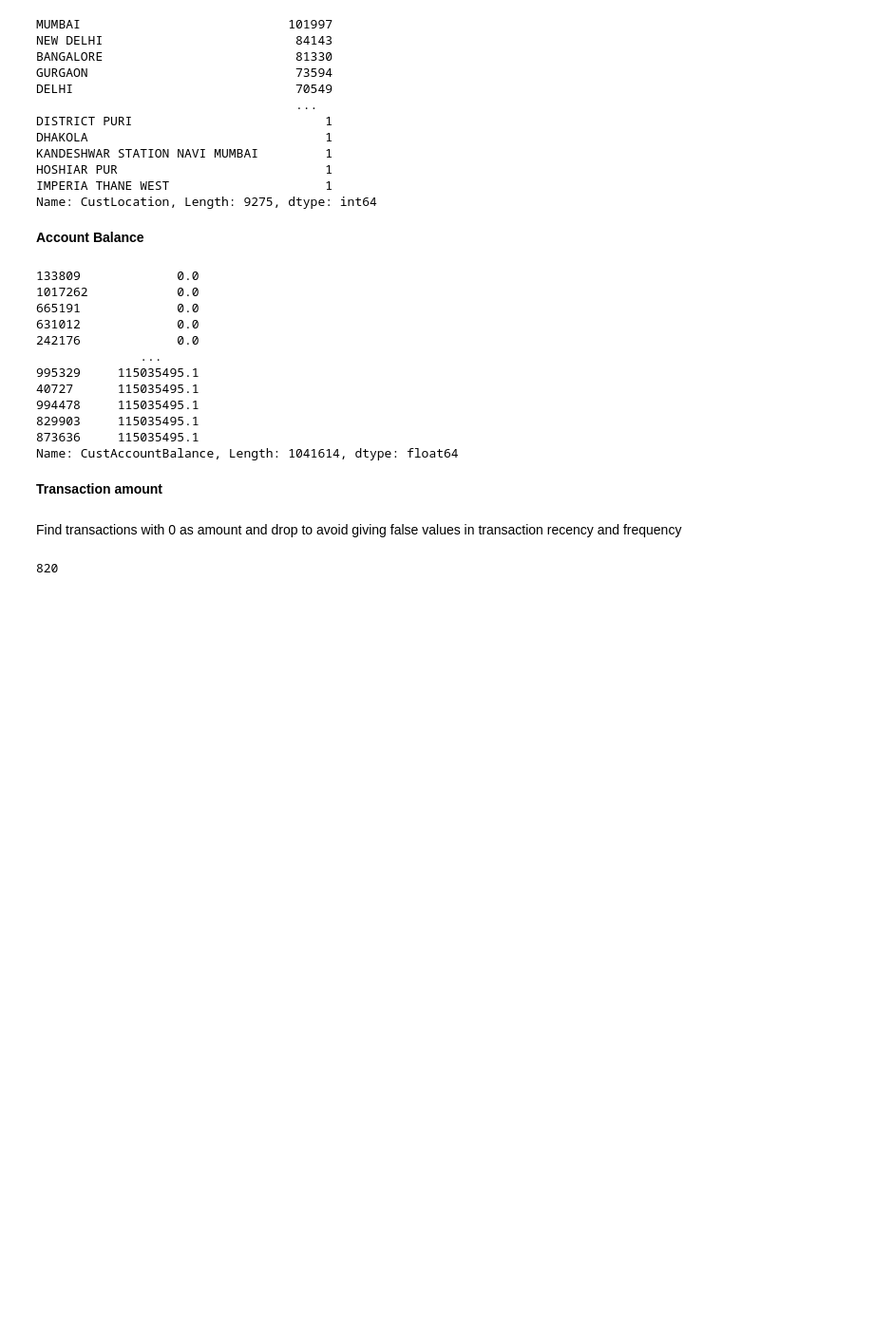
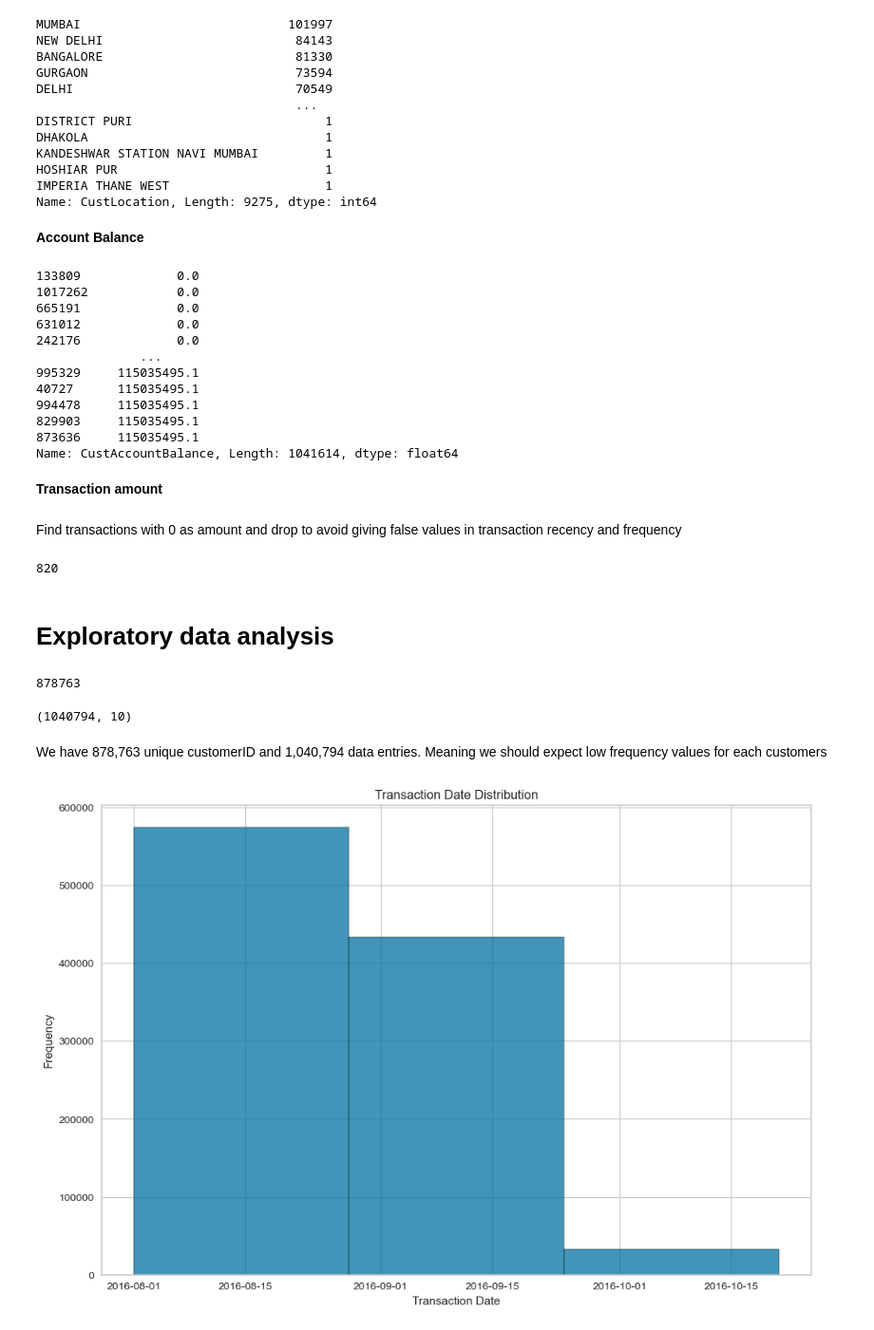
Before and after one commit to Emerald-GitHub/RFM-Based-Customer-Segmentation, a Jupyter notebook: Notebooks/RFM_Customer_Segmentation_solution.ipynb, the cells around one changed output. Shown at 95% size. Cells and saved outputs as stored; diff of their text form; code cells hidden in the pictures; blank space fills up the shorter version.

Commit message:
EDA and RFM Analysis

```diff
--- a/Notebooks/RFM_Customer_Segmentation_solution.ipynb
+++ b/Notebooks/RFM_Customer_Segmentation_solution.ipynb
@@ -327,3 +327,25 @@ df[df["TransactionAmount (INR)"] == 0].value_counts().sum()
 820
 # %%
 df.drop(df[df["TransactionAmount (INR)"] == 0].index.tolist(), axis = 0, inplace = True)
+# %% [markdown]
+# Exploratory data analysis
+# %%
+df["CustomerID"].nunique()
+# %% [output]
+878763
+# %%
+df.shape
+# %% [output]
+(1040794, 10)
+# %% [markdown]
+We have 878,763 unique customerID and 1,040,794 data entries. Meaning we should expect low frequency values for each customers
+# %%
+# plot the distibution of data across unique time points
+plt.figure(figsize = (12,8))
+sns.histplot(df['TransactionDate'], bins=3, kde=False)
+plt.xlabel('Transaction Date')
+plt.ylabel('Frequency')
+plt.title('Transaction Date Distribution')
+plt.show()
+# %% [output]
+[figure, added]
```
Also changed, not shown: parts of 57 cells of this notebook.
